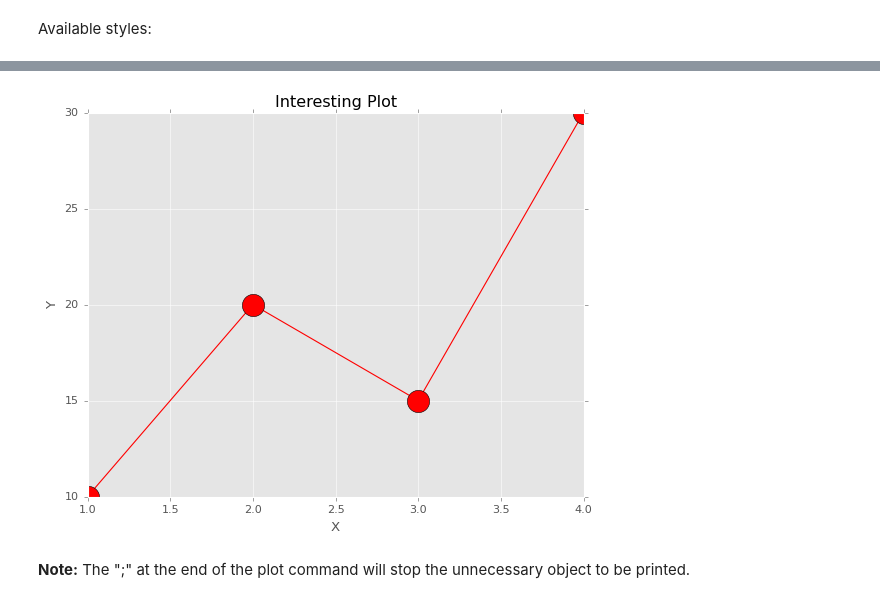
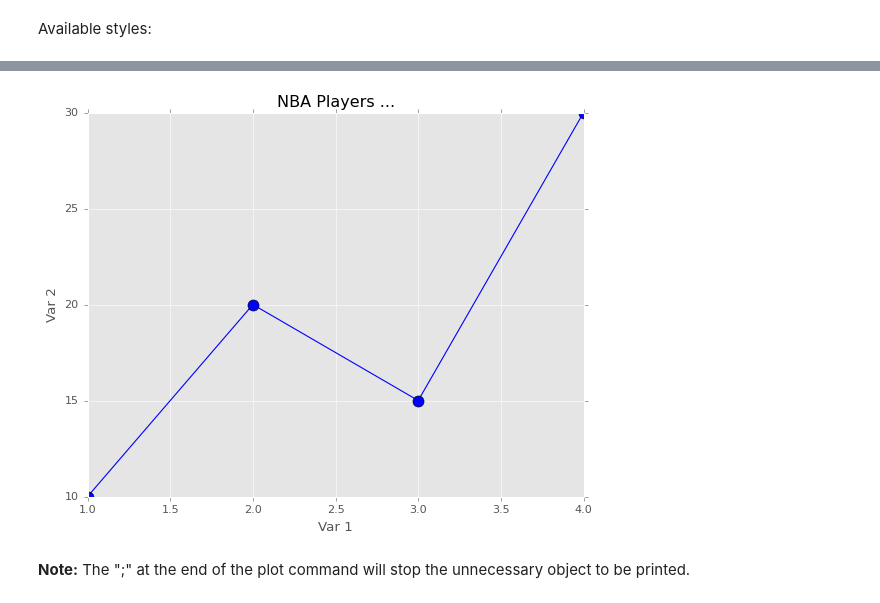
Before and after one commit to soltaniehha/Intro-to-Data-Analytics, a Jupyter notebook: 07-Visualization/01-Matplotlib.ipynb, the cells around one changed output, grey strips where cells are left out. Saved outputs shown, nothing was run; the diff lists cells and outputs as text; code cells hidden in the pictures.

```diff
--- a/07-Visualization/01-Matplotlib.ipynb
+++ b/07-Visualization/01-Matplotlib.ipynb
@@ -51,13 +48,13 @@ plt.style.use('ggplot')
 # %%
 fig = plt.figure()  # so we can use it to save the image
 
-plt.plot(x, y, marker='o', markersize=20, color='red')
+plt.plot(x, y, marker='o', markersize=10, color='blue')
 
-plt.xlabel('X')
-plt.ylabel('Y')
-plt.title('Interesting Plot');
+plt.xlabel('Var 1')
+plt.ylabel('Var 2')
+plt.title('NBA Players ...');
 # %% [output]
-[figure, old version]
+[figure, new version]
 # %% [markdown]
 **Note:** The ";" at the end of the plot command will stop the unnecessary object to be printed.
 # %% [markdown]
```
Also changed, not shown: parts of 15 cells of this notebook, 1 other file.
